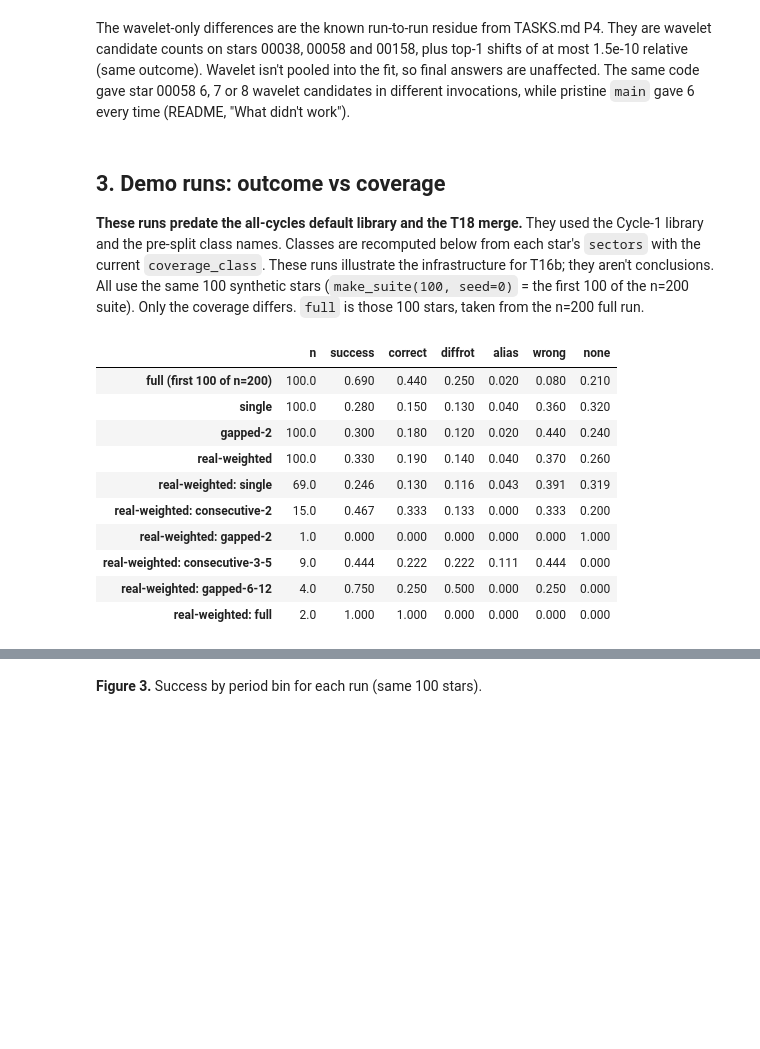
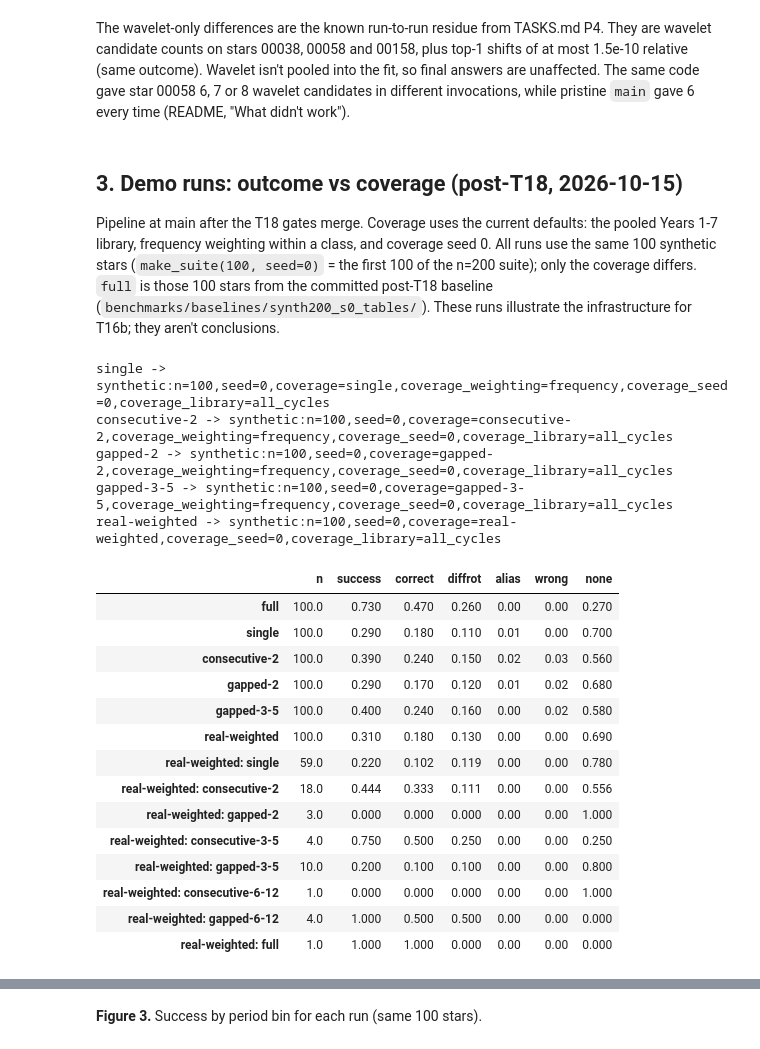
Before and after one commit to rae-holcomb/ss_redevelopment, a Jupyter notebook: reports/2026-10-14_t16a-coverage-infrastructure/notebook.ipynb, the cells around one changed output, grey strips where cells are left out. Saved outputs shown, nothing was run; the diff lists cells and outputs as text; code cells hidden in the pictures; blank space fills up the shorter version.

```diff
--- a/reports/2026-10-14_t16a-coverage-infrastructure/notebook.ipynb
+++ b/reports/2026-10-14_t16a-coverage-infrastructure/notebook.ipynb
@@ -308,35 +308,44 @@ OVERALL: PASS
 # %% [markdown]
 The wavelet-only differences are the known run-to-run residue from TASKS.md P4. They are wavelet candidate counts on stars 00038, 00058 and 00158, plus top-1 shifts of at most 1.5e-10 relative (same outcome). Wavelet isn't pooled into the fit, so final answers are unaffected. The same code gave star 00058 6, 7 or 8 wavelet candidates in different invocations, while pristine `main` gave 6 every time (README, "What didn't work").
 # %% [markdown]
-## 3. Demo runs: outcome vs coverage
+## 3. Demo runs: outcome vs coverage (post-T18, 2026-10-15)
 
-**These runs predate the all-cycles default library and the T18 merge.** They used the Cycle-1 library and the pre-split class names. Classes are recomputed below from each star's `sectors` with the current `coverage_class`. These runs illustrate the infrastructure for T16b; they aren't conclusions. All use the same 100 synthetic stars (`make_suite(100, seed=0)` = the first 100 of the n=200 suite). Only the coverage differs. `full` is those 100 stars, taken from the n=200 full run.
+Pipeline at main after the T18 gates merge. Coverage uses the current defaults: the pooled Years 1-7 library, frequency weighting within a class, and coverage seed 0. All runs use the same 100 synthetic stars (`make_suite(100, seed=0)` = the first 100 of the n=200 suite); only the coverage differs. `full` is those 100 stars from the committed post-T18 baseline (`benchmarks/baselines/synth200_s0_tables/`). These runs illustrate the infrastructure for T16b; they aren't conclusions.
 # %%
+RUNS = ("single", "consecutive-2", "gapped-2", "gapped-3-5", "real-weighted")
 runs = {}
-full = pd.read_csv(DATA / "full200" / "per_star.csv")
-runs["full\n(first 100 of n=200)"] = full[full.star_id.str[-5:].astype(int) < 100]
-for r in ("single", "gapped-2", "real-weighted"):
-    runs[r] = pd.read_csv(DATA / r / "per_star.csv", dtype={"sectors": str})
-for k in runs:  # re-derive classes with the 2026-10-15 consecutive/gapped split
-    runs[k] = runs[k].assign(coverage_class=runs[k].sectors.astype(str).map(lambda p: cov.coverage_class(cov.parse_pattern(p))))
+base = pd.read_csv(REPO / "benchmarks/baselines/synth200_s0_tables/per_star.csv")
+runs["full"] = base[base.star_id.str[-5:].astype(int) < 100]
+for r in RUNS:
+    runs[r] = pd.read_csv(DATA / f"v2_{r}" / "per_star.csv", dtype={"sectors": str})
+    print(r, "->", json.load(open(DATA / f"v2_{r}" / "metrics.json"))["config"]["dataset"])
 rw = runs["real-weighted"]
 groups = dict(runs)
 for c in cov.COVERAGE_CLASSES:
     sub = rw[rw.coverage_class == c]
     if len(sub):
-        groups[f"real-weighted:\n{c}"] = sub
-tab = pd.DataFrame({k.replace("\n", " "): ev.outcome_fractions(v.final_outcome) for k, v in groups.items()}).T
+        groups[f"real-weighted: {c}"] = sub
+tab = pd.DataFrame({k: ev.outcome_fractions(v.final_outcome) for k, v in groups.items()}).T
 tab[["n", "success", "correct", "diffrot", "alias", "wrong", "none"]].round(3)
 # %% [output]
+single -> synthetic:n=100,seed=0,coverage=single,coverage_weighting=frequency,coverage_seed=0,coverage_library=all_cycles
+consecutive-2 -> synthetic:n=100,seed=0,coverage=consecutive-2,coverage_weighting=frequency,coverage_seed=0,coverage_library=all_cycles
+gapped-2 -> synthetic:n=100,seed=0,coverage=gapped-2,coverage_weighting=frequency,coverage_seed=0,coverage_library=all_cycles
+gapped-3-5 -> synthetic:n=100,seed=0,coverage=gapped-3-5,coverage_weighting=frequency,coverage_seed=0,coverage_library=all_cycles
+real-weighted -> synthetic:n=100,seed=0,coverage=real-weighted,coverage_seed=0,coverage_library=all_cycles
 |  | n | success | correct | diffrot | alias | wrong | none |
-| full (first 100 of n=200) | 100.0 | 0.690 | 0.440 | 0.250 | 0.020 | 0.080 | 0.210 |
-| single | 100.0 | 0.280 | 0.150 | 0.130 | 0.040 | 0.360 | 0.320 |
-| gapped-2 | 100.0 | 0.300 | 0.180 | 0.120 | 0.020 | 0.440 | 0.240 |
-| real-weighted | 100.0 | 0.330 | 0.190 | 0.140 | 0.040 | 0.370 | 0.260 |
-| real-weighted: single | 69.0 | 0.246 | 0.130 | 0.116 | 0.043 | 0.391 | 0.319 |
-| real-weighted: consecutive-2 | 15.0 | 0.467 | 0.333 | 0.133 | 0.000 | 0.333 | 0.200 |
-| real-weighted: gapped-2 | 1.0 | 0.000 | 0.000 | 0.000 | 0.000 | 0.000 | 1.000 |
-| real-weighted: consecutive-3-5 | 9.0 | 0.444 | 0.222 | 0.222 | 0.111 | 0.444 | 0.000 |
-| real-weighted: gapped-6-12 | 4.0 | 0.750 | 0.250 | 0.500 | 0.000 | 0.250 | 0.000 |
-| real-weighted: full | 2.0 | 1.000 | 1.000 | 0.000 | 0.000 | 0.000 | 0.000 |
+| full | 100.0 | 0.730 | 0.470 | 0.260 | 0.00 | 0.00 | 0.270 |
+| single | 100.0 | 0.290 | 0.180 | 0.110 | 0.01 | 0.00 | 0.700 |
+| consecutive-2 | 100.0 | 0.390 | 0.240 | 0.150 | 0.02 | 0.03 | 0.560 |
+| gapped-2 | 100.0 | 0.290 | 0.170 | 0.120 | 0.01 | 0.02 | 0.680 |
+| gapped-3-5 | 100.0 | 0.400 | 0.240 | 0.160 | 0.00 | 0.02 | 0.580 |
+| real-weighted | 100.0 | 0.310 | 0.180 | 0.130 | 0.00 | 0.00 | 0.690 |
+| real-weighted: single | 59.0 | 0.220 | 0.102 | 0.119 | 0.00 | 0.00 | 0.780 |
+| real-weighted: consecutive-2 | 18.0 | 0.444 | 0.333 | 0.111 | 0.00 | 0.00 | 0.556 |
+| real-weighted: gapped-2 | 3.0 | 0.000 | 0.000 | 0.000 | 0.00 | 0.00 | 1.000 |
+| real-weighted: consecutive-3-5 | 4.0 | 0.750 | 0.500 | 0.250 | 0.00 | 0.00 | 0.250 |
+| real-weighted: gapped-3-5 | 10.0 | 0.200 | 0.100 | 0.100 | 0.00 | 0.00 | 0.800 |
+| real-weighted: consecutive-6-12 | 1.0 | 0.000 | 0.000 | 0.000 | 0.00 | 0.00 | 1.000 |
+| real-weighted: gapped-6-12 | 4.0 | 1.000 | 0.500 | 0.500 | 0.00 | 0.00 | 0.000 |
+| real-weighted: full | 1.0 | 1.000 | 1.000 | 0.000 | 0.00 | 0.00 | 0.000 |
 # %% [markdown]
```
Also changed, not shown: parts of 15 cells of this notebook, 17 other files.
